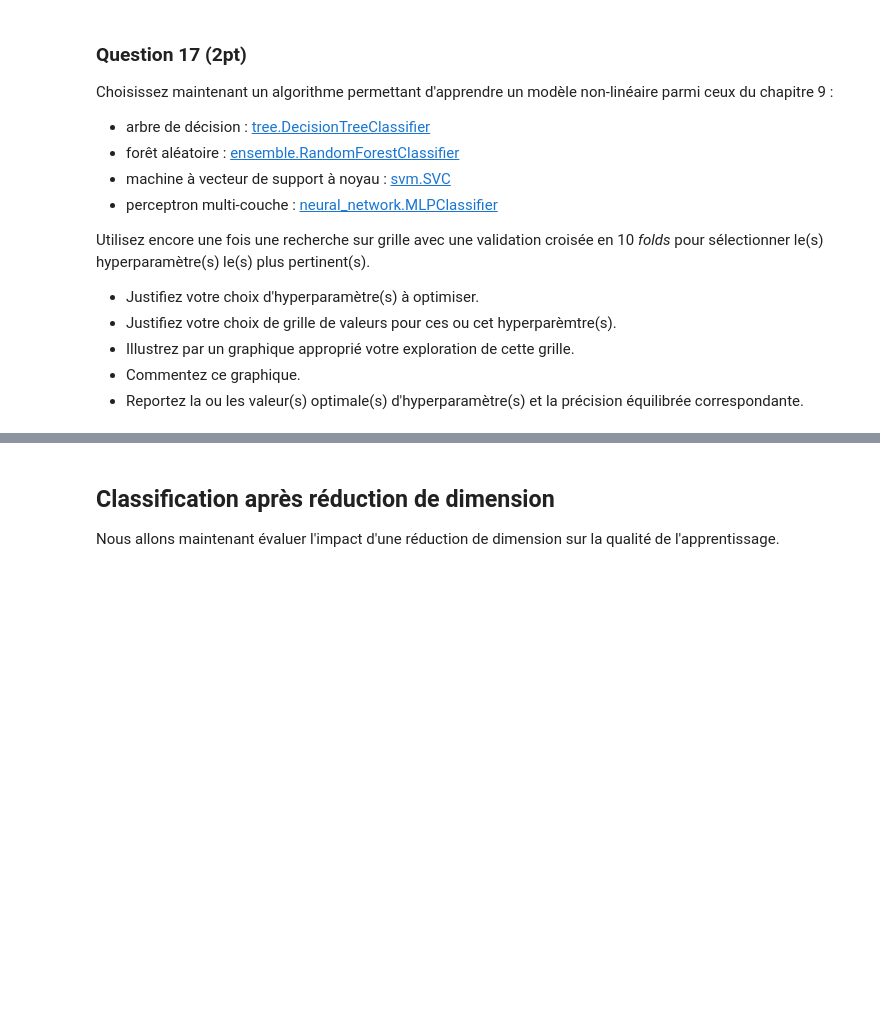
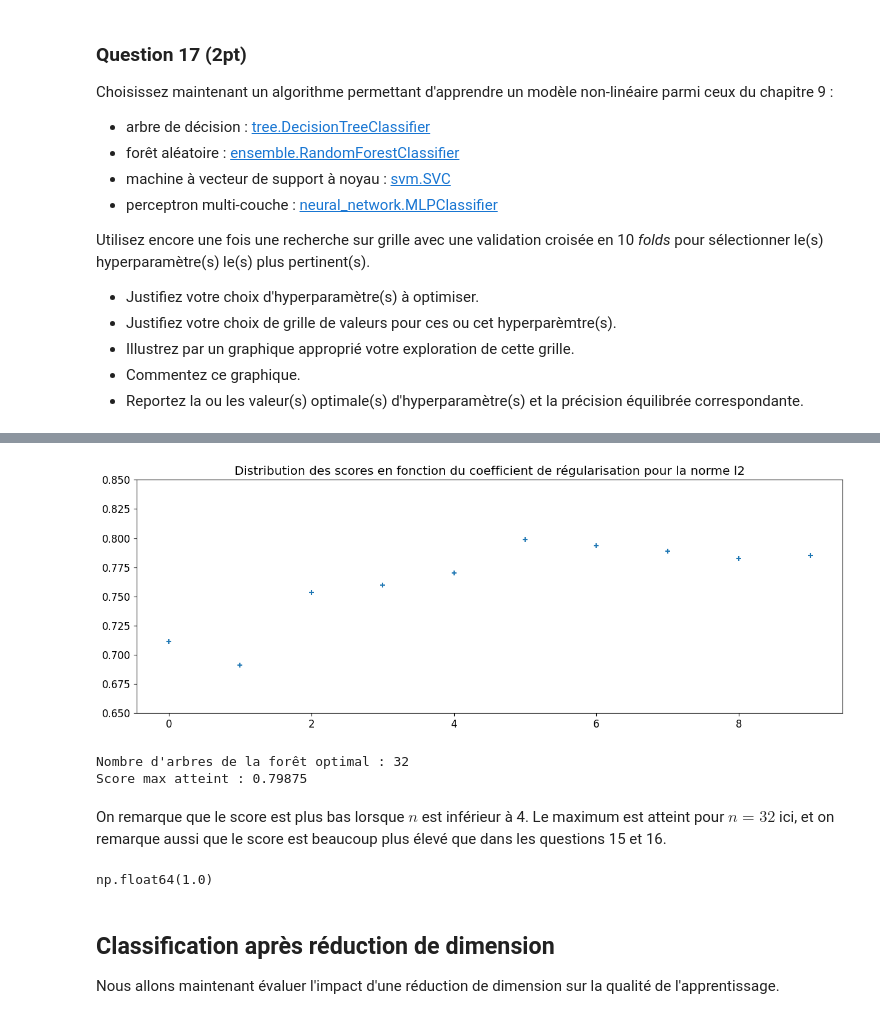
Before and after one commit to zephyrderiviere/projet-SDD, a Jupyter notebook: Projet.ipynb, the cells around one changed output, grey strips where cells are left out. Cells and saved outputs as stored; diff of their text form; code cells hidden in the pictures; blank space fills up the shorter version.

Commit message:
Question 17 et 18, j'ai choisi les forêts aléatoires

```diff
--- a/Projet.ipynb
+++ b/Projet.ipynb
@@ -398,3 +402,22 @@ Utilisez encore une fois une recherche sur grille avec une validation croisée e
 * Illustrez par un graphique approprié votre exploration de cette grille.
 * Commentez ce graphique.
 * Reportez la ou les valeur(s) optimale(s) d'hyperparamètre(s) et la précision équilibrée correspondante.
+# %%
+from sklearn import ensemble
+
+#On choisit d'optimiser le nombre d'arbre dans la forêt. Cela semble un paramètre évident à ajuster mais aussi plutôt facile à interpréter.
+
+ennz = [2**k for k in range(0, 10)] #On choisit ces valeurs pour couvrir plusieurs ordres de grandeurs tout en évitant des temps d'éxecution trop long lorsque n devient très grand
+
+
+scores = []
+
+for n in ennz:
+    ten_f = KFold(n_splits=10, shuffle=True, random_state=19)
+    model = ensemble.RandomForestClassifier(n_estimators=n, random_state=19)
+    #On choisit la régularisation l2 pour obtenir des choses plus lisses, et parce que la fonction cross_val_score ne fonctionne pas avec la régularisation de Lasso
+    scores.append(cross_val_score(model, X_train_scaled, y_train_risk_vs_norisk, cv=ten_f).mean())
+    print("Passé", n)
+print("Terminé !")
+
+#est éxécuté en ~20 secondes
@@ -401,3 +436,34 @@ Utilisez encore une fois une recherche sur grille avec une validation croisée e
+# %%
+plt.figure(figsize=(15, 5))
+plt.scatter(np.arange(0, len(scores)), np.array(scores), marker='+')
+plt.ylim(0.65, 0.85)
+plt.title("Distribution des scores en fonction du coefficient de régularisation pour la norme l2")
+plt.show()
+
+n_star = 2**(np.argmax(np.array(scores)))
+print("Nombre d'arbres de la forêt optimal :", n_star)
+print("Score max atteint :", np.max(scores))
+# %% [output]
+[figure, added]
+Nombre d'arbres de la forêt optimal : 32
+Score max atteint : 0.79875
+# %% [markdown]
+On remarque que le score est plus bas lorsque $n$ est inférieur à 4. Le maximum est atteint pour $n=32$ ici, et on remarque aussi que le score est beaucoup plus élevé que dans les questions 15 et 16.
+# %%
+#Calcul de la BA correspondante
+
+
+y_pred_forest = ensemble.RandomForestClassifier(n_estimators=n, random_state=19).fit(X_train_scaled, y_train_risk_vs_norisk).predict(X_train_scaled)
+
+TN = ((y_pred_forest == 0) & (y_train_risk_vs_norisk == 0)).sum()
+Negatives =  (y_pred_forest == 0).sum()
+TP = ((y_pred_forest == 1) & (y_train_risk_vs_norisk == 1)).sum()
+Positives = (y_pred_forest == 1).sum()
+BA_forest = 0.5 * (TP / Positives + TN / Negatives)
+
+BA_forest
+# %% [output]
+np.float64(1.0)
 # %% [markdown]
 ## Classification après réduction de dimension
 
```
Also changed, not shown: parts of 8 cells of this notebook.
